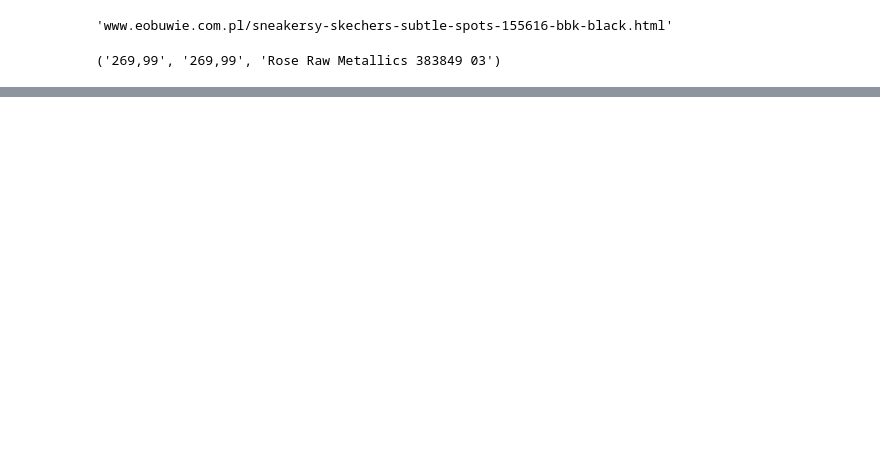
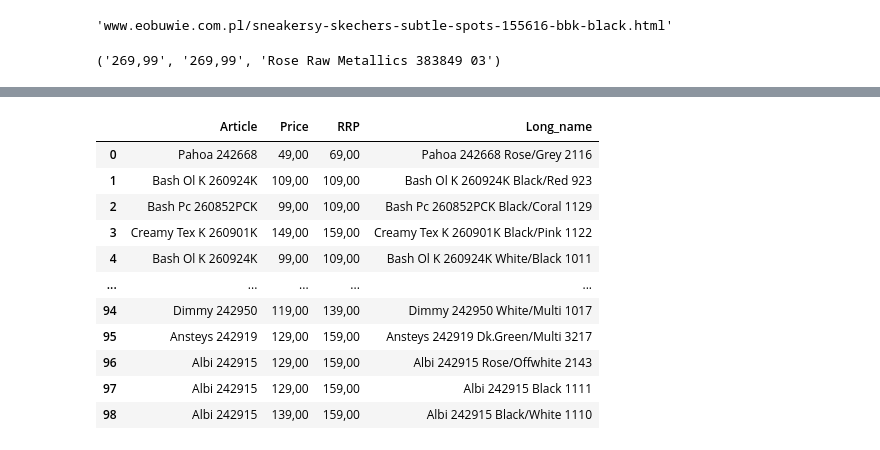
Before and after one commit to dtararuj/Price_webScraping, a Jupyter notebook: eobuwiePrices.ipynb, the cells around one changed output, grey strips where cells are left out. Cells and saved outputs as stored; diff of their text form; code cells hidden in the pictures; blank space fills up the shorter version.

```diff
--- a/eobuwiePrices.ipynb
+++ b/eobuwiePrices.ipynb
@@ -178,0 +305,4 @@ brands = ["adidas_performance","puma", "reebok","4f","kappa","new_balance","skec
+# %%
+session = requests.Session()
+# %%
+page = session.get(url, headers = headers)
@@ -178,0 +313,84 @@ brands = ["adidas_performance","puma", "reebok","4f","kappa","new_balance","skec
+# %%
+soup = BeautifulSoup(page.content)
+# %%
+for product in soup.find_all(attrs =  {"class": "products-list__link"}):
+        try:
+          link = 'http://' + product['href'][2:]
+          print(link)
+        except:  ### czy to jest dobre miejsca)
+          continue
+# %%
+
+
+session = requests.Session()
+session.max_redirects = 80
+cookies = dict(cookies_are='working')
+
+# empty dataframe to collect data
+pricelist = pd.DataFrame({"Article" : [],
+                 "Price" : [],
+                 "RRP": [],
+                 "Long_name": []})
+
+
+url = "https://www.eobuwie.com.pl/producenci:" + "kappa" + ".html"
+
+# get whole structure of data, and avoid getting blocked, by add headers parameter
+page = session.get(url, headers = headers,cookies=cookies)
+
+# let parse our web page
+oup = BeautifulSoup(page.content)
+
+# iterate throug all products on one page to get direct link to them
+for product in soup.find_all(attrs =  {"class": "products-list__link"}):
+  try:
+      link = 'http://' + product['href'][2:]
+  except:
+      continue
+
+  # choose random proxy
+  #proxy = random.choice(proxies) proxies = proxy
+
+  page_article = session.get(link, headers = headers, timeout = 98,cookies=cookies)
+  soup_article = BeautifulSoup(page_article.content)
+
+   # getting information about articels
+  try:
+    try:
+      RRP = soup_article.find(attrs = {"class" : "e-product-price__group"}).find(attrs = {"class" : "e-product-price__regular"}).text.strip().replace('\xa0zł',"")
+    except:
+      RRP = soup_article.find(attrs = {"class" : "e-product-price__normal"}).text.strip().replace('\xa0zł',"")
+
+    try:
+      PRICE = soup_article.find(attrs = {"class" : "e-product-price__group"}).find(attrs = {"class" : "e-product-price__special"}).text.strip().replace('\xa0zł',"")
+    except:
+      PRICE = RRP
+
+    NAME = soup_article.find("meta" ,property="product:mfr_part_no")["content"]
+
+    LONG_NAME = soup_article.find(attrs = {"class" : "e-product-name__model"}).text.strip()
+
+    pricelist = pricelist.append({'Article' : NAME,
+                               'Price' : PRICE,
+                               'RRP' : RRP,
+                               'Long_name': LONG_NAME},
+                              ignore_index = True)
+
+  except:
+    continue #if article is sold out
+
+
+pricelist
+# %% [output]
+|  | Article | Price | RRP | Long_name |
+| 0 | Pahoa 242668 | 49,00 | 69,00 | Pahoa 242668 Rose/Grey 2116 |
+| 1 | Bash Ol K 260924K | 109,00 | 109,00 | Bash Ol K 260924K Black/Red 923 |
+| 2 | Bash Pc 260852PCK | 99,00 | 109,00 | Bash Pc 260852PCK Black/Coral 1129 |
+| 3 | Creamy Tex K 260901K | 149,00 | 159,00 | Creamy Tex K 260901K Black/Pink 1122 |
+| 4 | Bash Ol K 260924K | 99,00 | 109,00 | Bash Ol K 260924K White/Black 1011 |
+| ... | ... | ... | ... | ... |
+| 94 | Dimmy 242950 | 119,00 | 139,00 | Dimmy 242950 White/Multi 1017 |
+| 95 | Ansteys 242919 | 129,00 | 159,00 | Ansteys 242919 Dk.Green/Multi 3217 |
+| 96 | Albi 242915 | 129,00 | 159,00 | Albi 242915 Rose/Offwhite 2143 |
+| 97 | Albi 242915 | 129,00 | 159,00 | Albi 242915 Black 1111 |
+| 98 | Albi 242915 | 139,00 | 159,00 | Albi 242915 Black/White 1110 |
```
Also changed, not shown: parts of 14 cells of this notebook.
